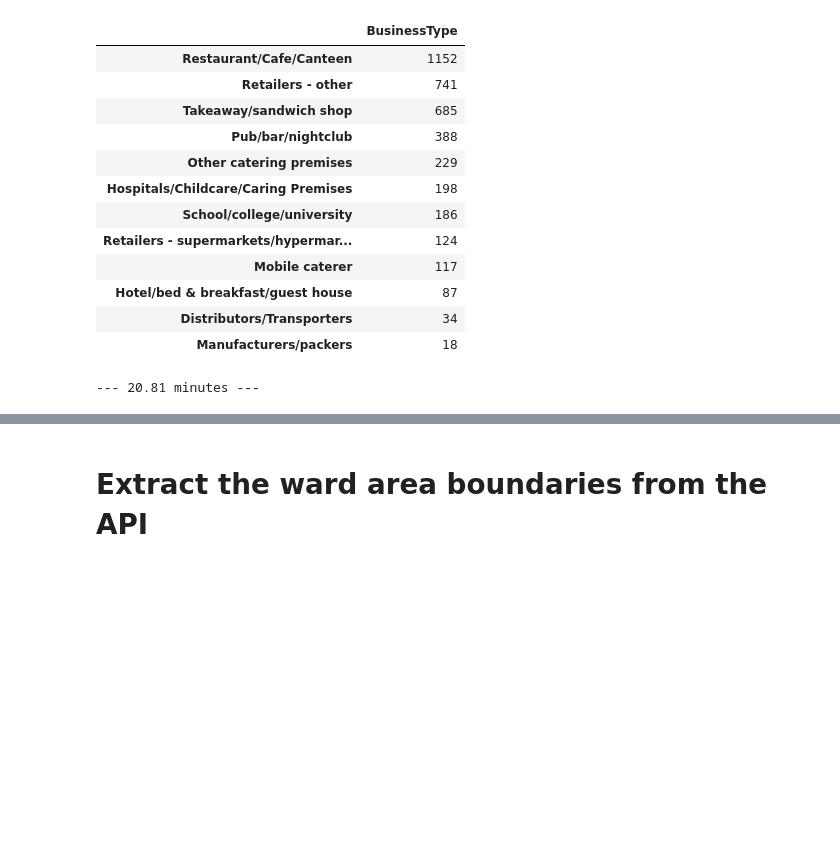
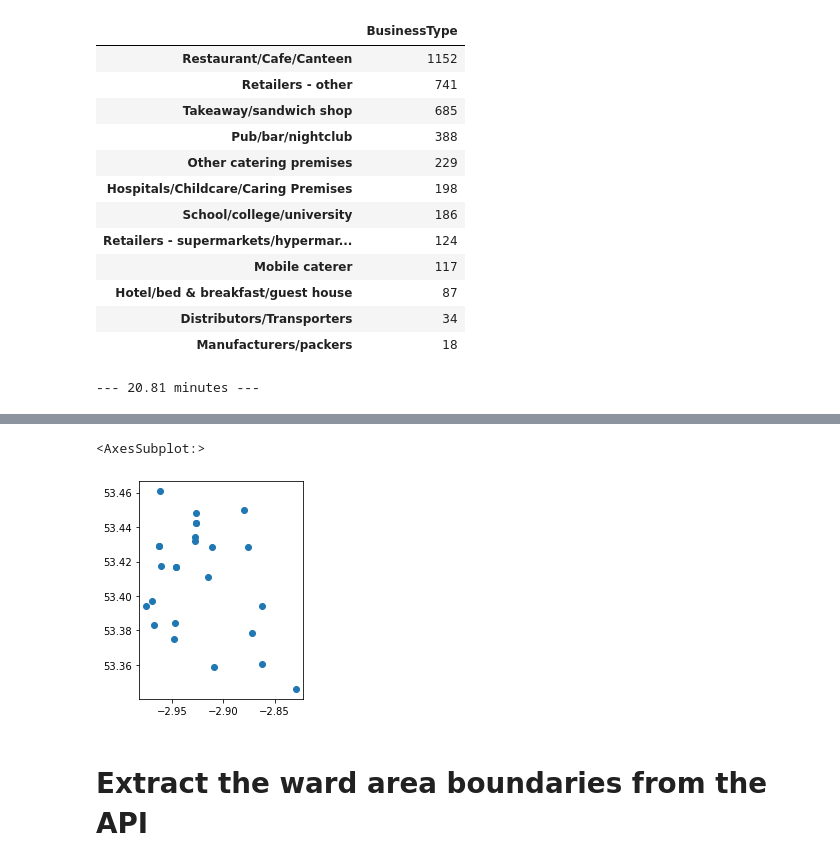
Before and after one commit to johnardavies/City_map, a Jupyter notebook: map_data_processing/Liverpool_map.ipynb, the cells around one changed output, grey strips where cells are left out. Cells and saved outputs as stored; diff of their text form; code cells hidden in the pictures; blank space fills up the shorter version.

Commit message:
The Jupyter notebook with the code to process the affordable food initatives

```diff
--- a/map_data_processing/Liverpool_map.ipynb
+++ b/map_data_processing/Liverpool_map.ipynb
@@ -352,0 +386,20 @@ food_outlets_geo.to_file("Data/Out/Food_outlets_geo.geojson", driver='GeoJSON')
+# %%
+Pantrys=pd.read_excel(Affordable_food_sheet, 'Pantrys, Com markets, Com Shops')
+Pantrys=Pantrys.iloc[0:27] # avoid the numbers that has slipped down the sheet
+Pantrys=Pantrys.rename(columns=lambda x: x.strip())
+
+Community_cafes=pd.read_excel(Affordable_food_sheet, 'Community cafes ')
+Community_cafes=Community_cafes.dropna(how='all')
+Community_cafes=Community_cafes.rename(columns=lambda x: x.strip())
+
+Free_food_inititives=pd.read_excel(Affordable_food_sheet, 'Free food inititives ')
+Free_food_inititives=Free_food_inititives.dropna(how='all')
+Free_food_inititives=Free_food_inititives.rename(columns=lambda x: x.strip())
+
+Pantrys['Category']='Pantry'
+Community_cafes['Category']='Community_cafes'
+Free_food_inititives['Category']='Free_food_inititives'
+
+Affordable_food_outlets_df = pd.concat([Pantrys,Community_cafes,Free_food_inititives] , ignore_index=True)
+# %%
+ Affordable_food_outlets_df=Affordable_food_outlets_df.rename(columns=lambda x: x.strip())
@@ -352,0 +426,2 @@ food_outlets_geo.to_file("Data/Out/Food_outlets_geo.geojson", driver='GeoJSON')
+# %%
+Affordable_food_outlets_df['Addresses']=Affordable_food_outlets_df['Address']+" "+Affordable_food_outlets_df["Postcode"]+" "+"Liverpool UK"
@@ -352,0 +445,13 @@ food_outlets_geo.to_file("Data/Out/Food_outlets_geo.geojson", driver='GeoJSON')
+# %%
+# Subsets to drop the na terms
+Affordable_food_outlets_df=Affordable_food_outlets_df.dropna(subset=['lon', 'lat'])
+Affordable_food_outlets_df=Affordable_food_outlets_df.dropna(subset=['Name'])
+Affordable_food_outlets_df=Affordable_food_outlets_df.dropna(subset=['Address'])
+
+#Converts the longitude and latitude as points data to give the geocoordinates for the data frame
+geometry = [Point(xy) for xy in zip(Affordable_food_outlets_df['lon'], Affordable_food_outlets_df['lat'])]
+
+
+
+# Create a GeoDataFrame from art and verify the type
+Affordable_food_outlets = gpd.GeoDataFrame(Affordable_food_outlets_df, crs = 'epsg:4326' , geometry = geometry)
@@ -352,0 +479,5 @@ food_outlets_geo.to_file("Data/Out/Food_outlets_geo.geojson", driver='GeoJSON')
+# %%
+Affordable_food_outlets.plot()
+# %% [output]
+<AxesSubplot:>
+[figure, added]
```
Also changed, not shown: parts of 10 cells of this notebook.
